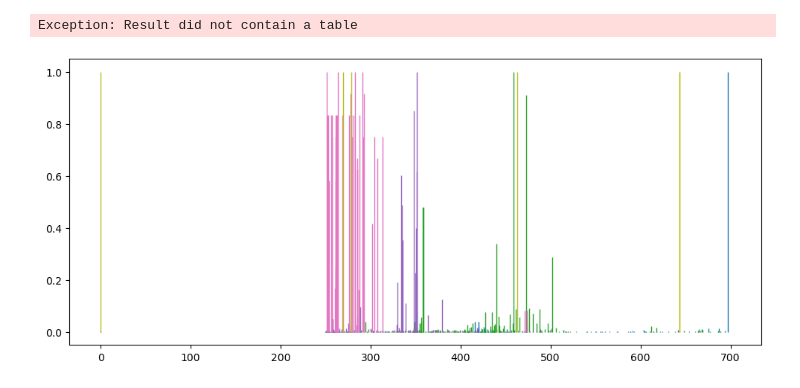
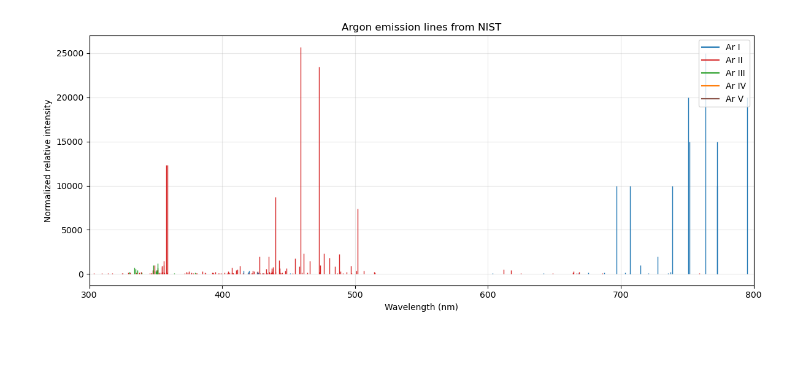
Before and after one commit to maimounabocoum/UCLA-code, a Jupyter notebook: SpectrumAr.ipynb, the cells around one changed output. Drawn from its saved outputs; the diff is of its cells as text; code cells hidden in the pictures; blank space fills up the shorter version.

```diff
--- a/SpectrumAr.ipynb
+++ b/SpectrumAr.ipynb
@@ -9,7 +9,7 @@ from nist_utils import ExtractIntensityNist
 
 
 # Different ionization states to download
-ar_types = ["Ar I", "Ar II", "Ar III"]
+ar_types = [ "Ar VII"]
 # One color for each ionization state
 colors = ["tab:blue", "tab:red", "tab:green"]
 
@@ -88,7 +86,8 @@ ar_types = ["Ar I", "Ar II", "Ar III", "Ar IV", "Ar V"]
 
 # One color for each ionization state
 # Use automatic colors
-colors = plt.cm.tab10(np.linspace(0, 1, len(ar_types)))
+#colors = plt.cm.tab10(np.linspace(0, 1, len(ar_types)))
+colors = ["tab:blue", "tab:red", "tab:green", "tab:orange", "tab:brown"]
 
 plt.figure(figsize=(12, 5))
 
@@ -97,8 +96,8 @@ for ar_type, color in zip(ar_types, colors):
     print(f"Downloading {ar_type} lines...")
 
     table = Nist.query(
-        250*u.nm,
-        700*u.nm,
+        300*u.nm,
+        800*u.nm,
         linename=ar_type,
         wavelength_type='vacuum'
     )
@@ -132,7 +131,8 @@ for ar_type, color in zip(ar_types, colors):
     intensity = intensity[idx]
 
     # Normalize each species independently
-    intensity = intensity / np.max(intensity)
+    #intensity = intensity / np.max(intensity)
+
 
     # Plot spectral lines
     for l, I in zip(wl, intensity):
@@ -145,8 +145,8 @@ for ar_type, color in zip(ar_types, colors):
 plt.xlabel("Wavelength (nm)")
 plt.ylabel("Normalized relative intensity")
 plt.title("Argon emission lines from NIST")
-plt.xlim(250, 700)
-plt.ylim(0, 1.1)
+plt.xlim(300, 800)
+#plt.ylim(0, 1.1)
 plt.grid(True, alpha=0.3)
 plt.legend()
 plt.tight_layout()
@@ -161,2 +160 @@ Downloading Ar VI lines...
-Exception: Result did not contain a table
-[figure, old version]
+[figure, new version]
```
Also changed, not shown: parts of 2 cells of this notebook.
